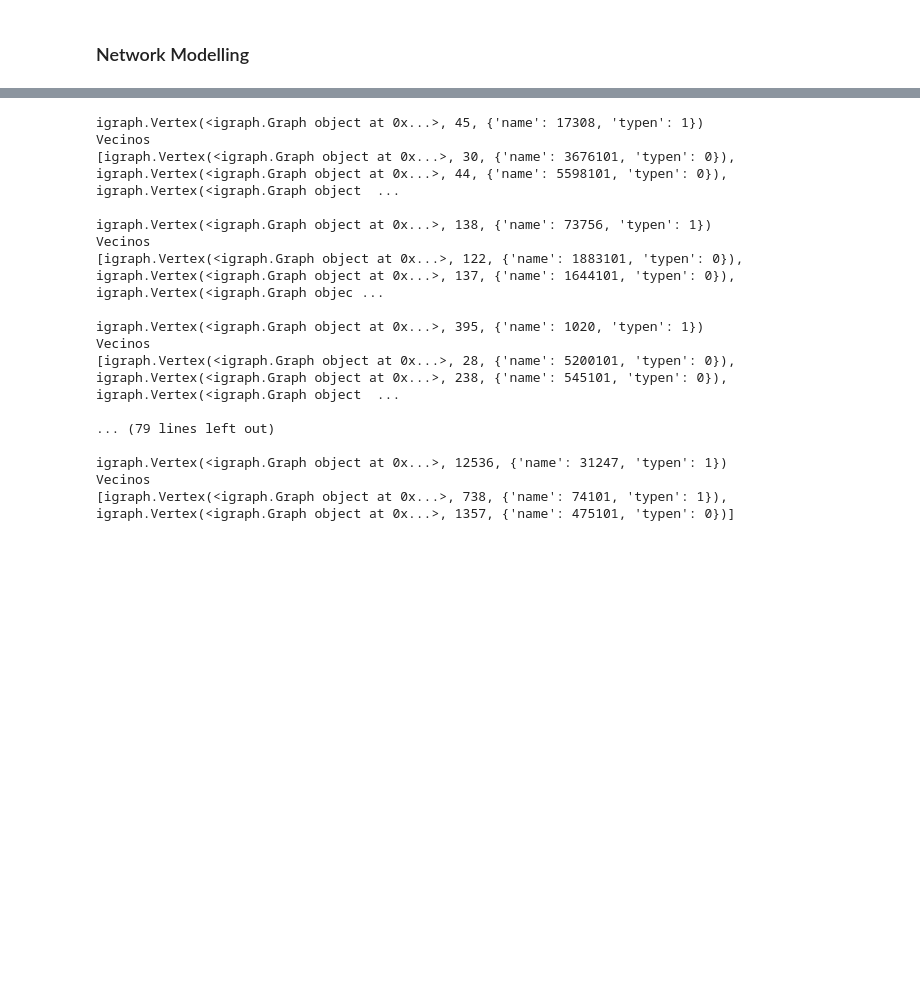
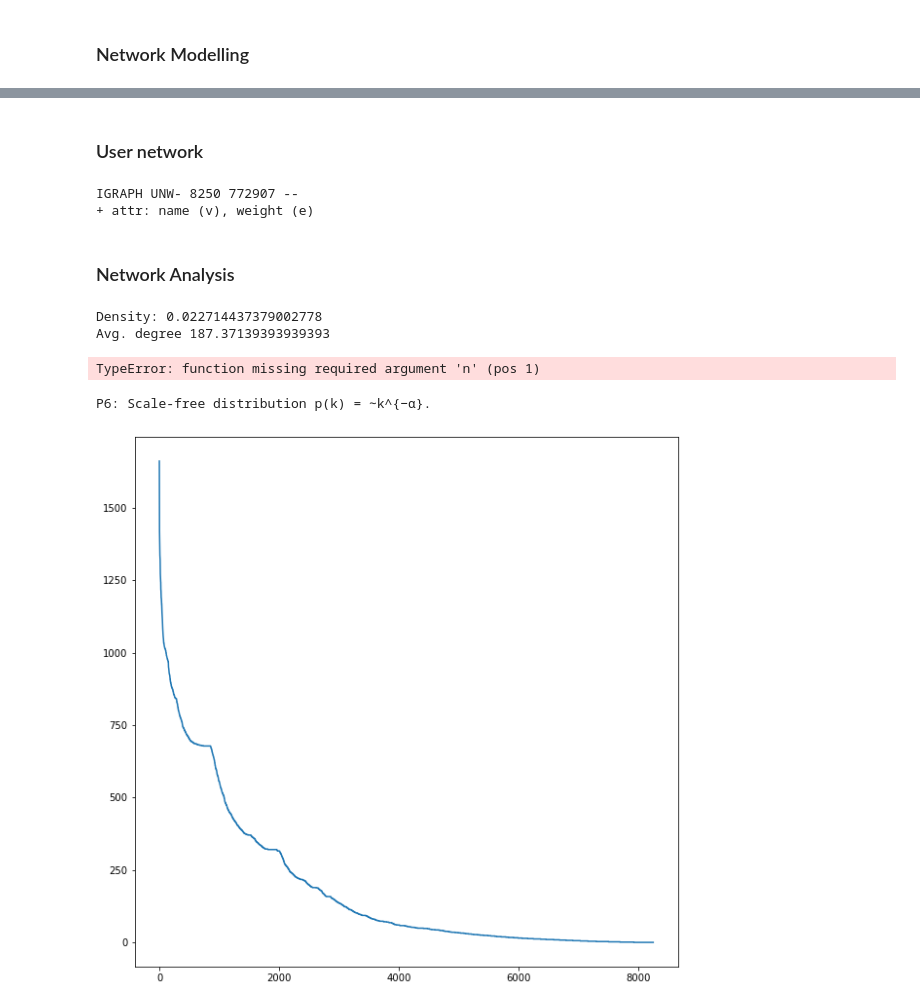
Before and after one commit to diazmx/phd-thesis-lab, a Jupyter notebook: 04-Analysis/02-NetworkModel.ipynb, the cells around one changed output, grey strips where cells are left out. Saved outputs shown, nothing was run; the diff lists cells and outputs as text; code cells hidden in the pictures; blank space fills up the shorter version.

Commit message:
projection network analysis

```diff
--- a/04-Analysis/02-NetworkModel.ipynb
+++ b/04-Analysis/02-NetworkModel.ipynb
@@ -28,7 +29,7 @@ print("|R|: ", n_rsrcs) # Unique resources
 # Create an index for every users
 user_dict = {}
 for u_idx, u_attr in enumerate(df_data[user_attrs].drop_duplicates().values):
-    idx = str(u_idx) + "101"
+    idx = "999" + str(u_idx) + "999"
     user_dict[int(idx)] = list(u_attr)
 print("|U| :", len(user_dict))
 
@@ -50,7 +51,7 @@ print('Num positive entries:',len(df_pos_entries),
 print('Num negative entries:',len(df_neg_entries),
     "{:.4}%".format((len(df_neg_entries)/len(df_data))*100))
 
-##### ***** Cross-Validation ***** #####
+##### ***** Cross-Validation Configuration ***** #####
 k = 10
 test_size = 0.2
 kfold = StratifiedShuffleSplit(n_splits=k, test_size=test_size, random_state=1)
@@ -194,8 +199,8 @@ def build_network_model(data, usr_id_name, res_id_name, file_path=None):
     print(bi_network.summary())
     print(bi_network.vs())
 
-    #if not bi_network.is_bipartite():
-    #    raise TypeError("The ARBN is not bipartite")
+    if not bi_network.is_bipartite():
+        raise TypeError("The ARBN is not bipartite")
 
     ### Add type of node (user or resource)
     list_of_resources_in_data = list(data[res_id_name])
@@ -244,32 +236,2 @@ nodos_usuarios = bip_network.vs.select(typen=1)
-# %%
-
-for node in nodos_usuarios:
-    bandera = False
-    for vertex in node.neighbors():
-        if vertex["typen"] == 1:
-            bandera = True
-    if bandera:
-        print(node)
-        print("Vecinos")
-        print(node.neighbors())
-        print()
-    #print(list(node.neighbors()))
-    #print()
-# %% [output]
-igraph.Vertex(<igraph.Graph object at 0x...>, 45, {'name': 17308, 'typen': 1})
-Vecinos
-[igraph.Vertex(<igraph.Graph object at 0x...>, 30, {'name': 3676101, 'typen': 0}), igraph.Vertex(<igraph.Graph object at 0x...>, 44, {'name': 5598101, 'typen': 0}), igraph.Vertex(<igraph.Graph object  ...
-
-igraph.Vertex(<igraph.Graph object at 0x...>, 138, {'name': 73756, 'typen': 1})
-Vecinos
-[igraph.Vertex(<igraph.Graph object at 0x...>, 122, {'name': 1883101, 'typen': 0}), igraph.Vertex(<igraph.Graph object at 0x...>, 137, {'name': 1644101, 'typen': 0}), igraph.Vertex(<igraph.Graph objec ...
-
-igraph.Vertex(<igraph.Graph object at 0x...>, 395, {'name': 1020, 'typen': 1})
-Vecinos
-[igraph.Vertex(<igraph.Graph object at 0x...>, 28, {'name': 5200101, 'typen': 0}), igraph.Vertex(<igraph.Graph object at 0x...>, 238, {'name': 545101, 'typen': 0}), igraph.Vertex(<igraph.Graph object  ...
-
-... (79 lines left out)
-
-igraph.Vertex(<igraph.Graph object at 0x...>, 12536, {'name': 31247, 'typen': 1})
-Vecinos
-[igraph.Vertex(<igraph.Graph object at 0x...>, 738, {'name': 74101, 'typen': 1}), igraph.Vertex(<igraph.Graph object at 0x...>, 1357, {'name': 475101, 'typen': 0})]
+# %% [markdown]
+### User network
@@ -275,0 +310,36 @@ Vecinos
+# %%
+user_network = bipartite_projection(bip_network, 0)
+print(user_network.summary())
+ig.write(user_network, "graphs/amz_user_network.gml")
+# %% [output]
+IGRAPH UNW- 8250 772907 --
++ attr: name (v), weight (e)
+# %% [markdown]
+### Network Analysis
+# %%
+density = user_network.density()
+print("Density:", density)
+
+avg_degree = sum(user_network.degree()) / user_network.vcount()
+print("Avg. degree", avg_degree)
+# %% [output]
+Density: 0.022714437379002778
+Avg. degree 187.37139393939393
+TypeError: function missing required argument 'n' (pos 1)
+# %%
+##### P6: Scale-free distribution p(k) = ∼k−α. #####
+print("P6: Scale-free distribution p(k) = ∼k^{−α}.")
+#distri_grados = [i/user_network.vcount() for i in user_network.degree()]
+distri_grados = [i for i in user_network.degree()]
+plt.figure(figsize=(10,10))
+plt.plot(sorted(distri_grados,reverse=True))
+#x1, y1 = [100, 700], [0.13, 0.015]
+#x2, y2 = [1, 231], [3, 2]
+#plt.plot(x1, y1, marker = 'o')
+#plt.yscale("log")
+#plt.xscale("log")
+plt.show()
+print()
+# %% [output]
+P6: Scale-free distribution p(k) = ∼k^{−α}.
+[figure, added]
```
Also changed, not shown: parts of 9 cells of this notebook, 2 other files.
